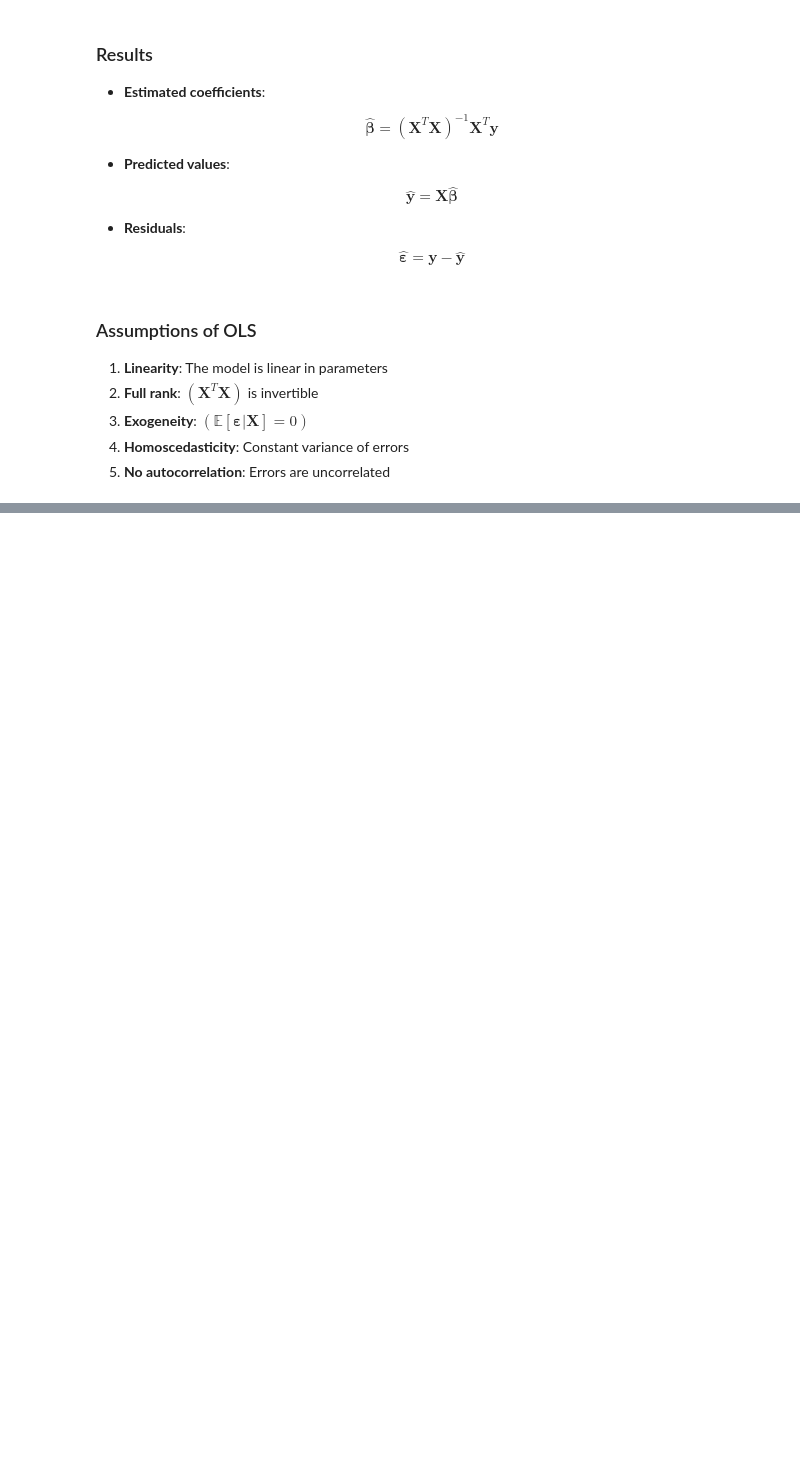
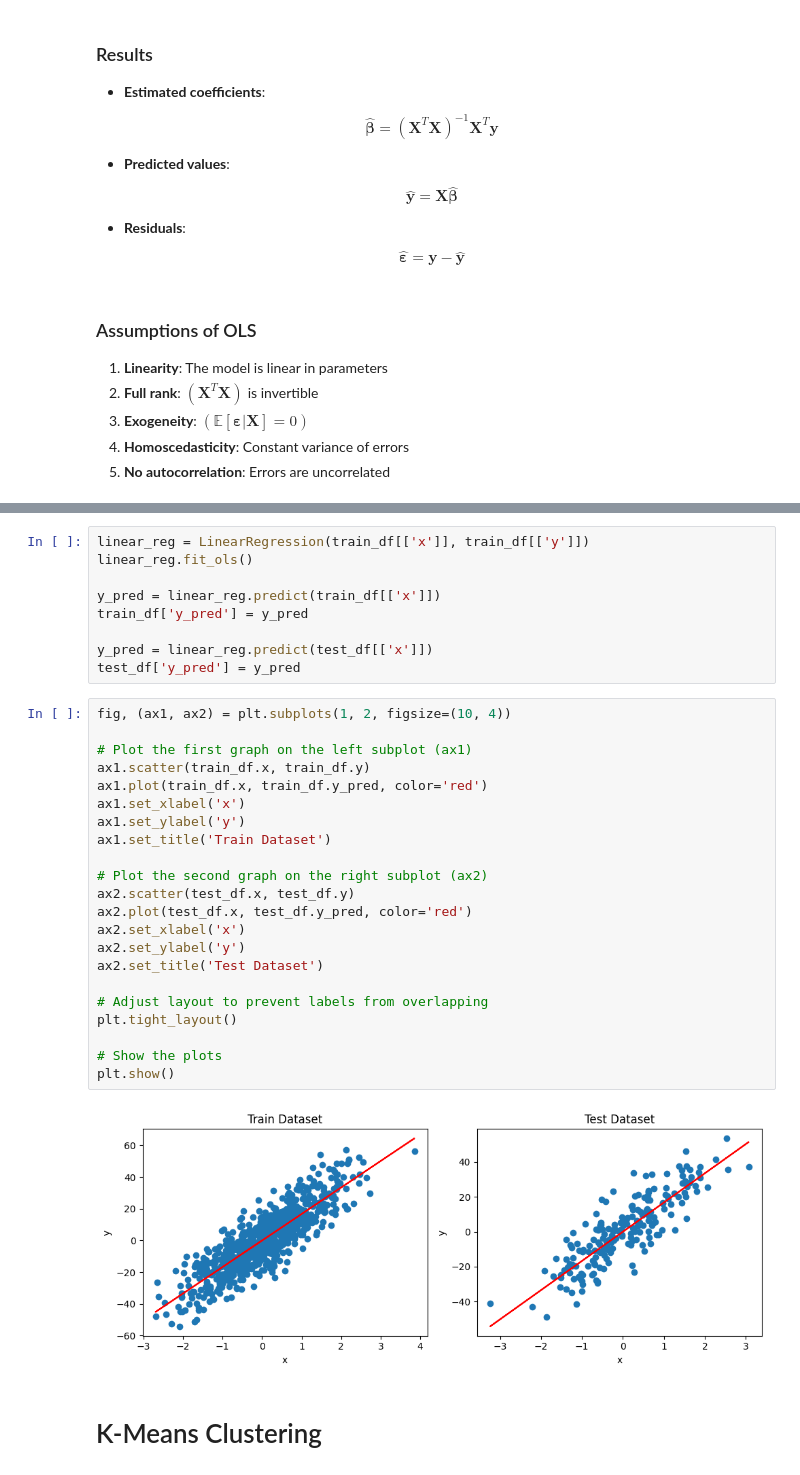
Before and after one commit to ashishvinodkumar/InterviewPrep, a Jupyter notebook: 02_ML_Review.ipynb, the cells around one changed output, grey strips where cells are left out. Saved outputs shown, nothing was run; the diff lists cells and outputs as text; blank space fills up the shorter version.

Commit message:
Add OLS & K-Means Clustering algorithms

```diff
--- a/02_ML_Review.ipynb
+++ b/02_ML_Review.ipynb
@@ -177,0 +230,35 @@ $$
+# %%
+linear_reg = LinearRegression(train_df[['x']], train_df[['y']])
+linear_reg.fit_ols()
+
+y_pred = linear_reg.predict(train_df[['x']])
+train_df['y_pred'] = y_pred
+
+y_pred = linear_reg.predict(test_df[['x']])
+test_df['y_pred'] = y_pred
+# %%
+fig, (ax1, ax2) = plt.subplots(1, 2, figsize=(10, 4))
+
+# Plot the first graph on the left subplot (ax1)
+ax1.scatter(train_df.x, train_df.y)
+ax1.plot(train_df.x, train_df.y_pred, color='red')
+ax1.set_xlabel('x')
+ax1.set_ylabel('y')
+ax1.set_title('Train Dataset')
+
+# Plot the second graph on the right subplot (ax2)
+ax2.scatter(test_df.x, test_df.y)
+ax2.plot(test_df.x, test_df.y_pred, color='red')
+ax2.set_xlabel('x')
+ax2.set_ylabel('y')
+ax2.set_title('Test Dataset')
+
+# Adjust layout to prevent labels from overlapping
+plt.tight_layout()
+
+# Show the plots
+plt.show()
+# %% [output]
+[figure, added]
+# %% [markdown]
+# K-Means Clustering
```
Also changed, not shown: parts of 11 cells of this notebook, 4 other files.
